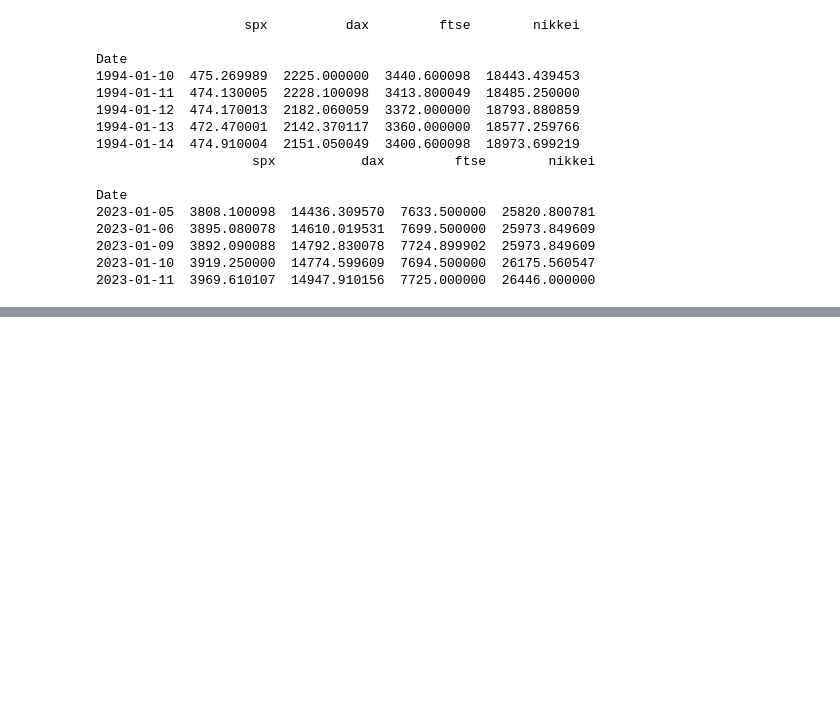
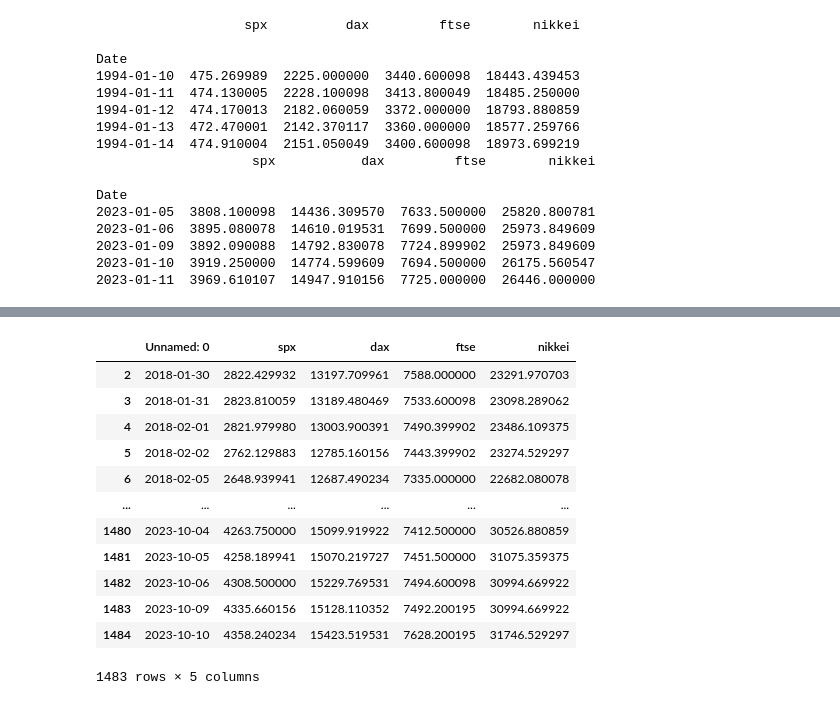
Before and after one commit to Egeekle/Time.Series-Analysis-Wk, a Jupyter notebook: 0. Updating The Dataset.ipynb, the cells around one changed output, grey strips where cells are left out. Cells and saved outputs as stored; diff of their text form; code cells hidden in the pictures; blank space fills up the shorter version.

```diff
--- a/0. Updating The Dataset.ipynb
+++ b/0. Updating The Dataset.ipynb
@@ -98,0 +142,16 @@ df_copy.to_csv('Index_2018_new.csv')
+# %%
+df2=df2.iloc[1:]
+# %% [output]
+|  | Unnamed: 0 | spx | dax | ftse | nikkei |
+| 2 | 2018-01-30 | 2822.429932 | 13197.709961 | 7588.000000 | 23291.970703 |
+| 3 | 2018-01-31 | 2823.810059 | 13189.480469 | 7533.600098 | 23098.289062 |
+| 4 | 2018-02-01 | 2821.979980 | 13003.900391 | 7490.399902 | 23486.109375 |
+| 5 | 2018-02-02 | 2762.129883 | 12785.160156 | 7443.399902 | 23274.529297 |
+| 6 | 2018-02-05 | 2648.939941 | 12687.490234 | 7335.000000 | 22682.080078 |
+| ... | ... | ... | ... | ... | ... |
+| 1480 | 2023-10-04 | 4263.750000 | 15099.919922 | 7412.500000 | 30526.880859 |
+| 1481 | 2023-10-05 | 4258.189941 | 15070.219727 | 7451.500000 | 31075.359375 |
+| 1482 | 2023-10-06 | 4308.500000 | 15229.769531 | 7494.600098 | 30994.669922 |
+| 1483 | 2023-10-09 | 4335.660156 | 15128.110352 | 7492.200195 | 30994.669922 |
+| 1484 | 2023-10-10 | 4358.240234 | 15423.519531 | 7628.200195 | 31746.529297 |
+1483 rows × 5 columns
```
Also changed, not shown: parts of 9 cells of this notebook, 1 other file.
